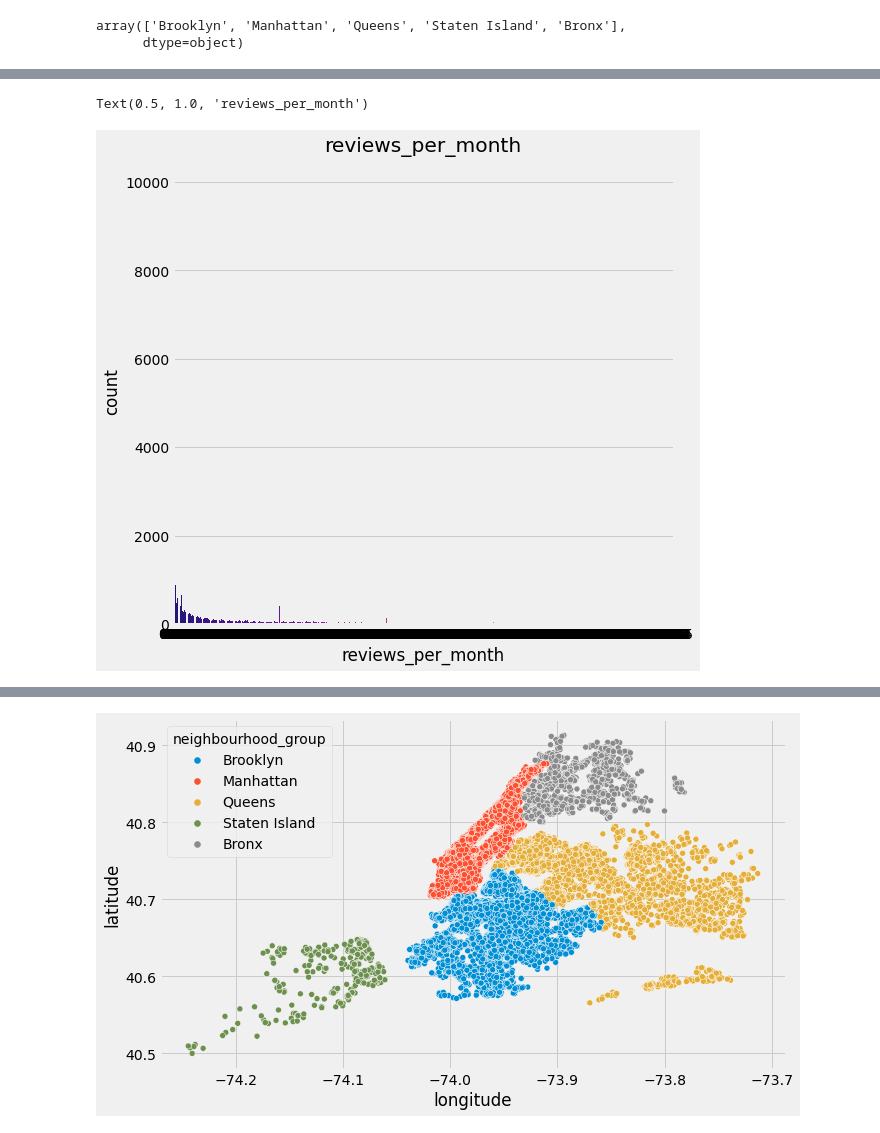
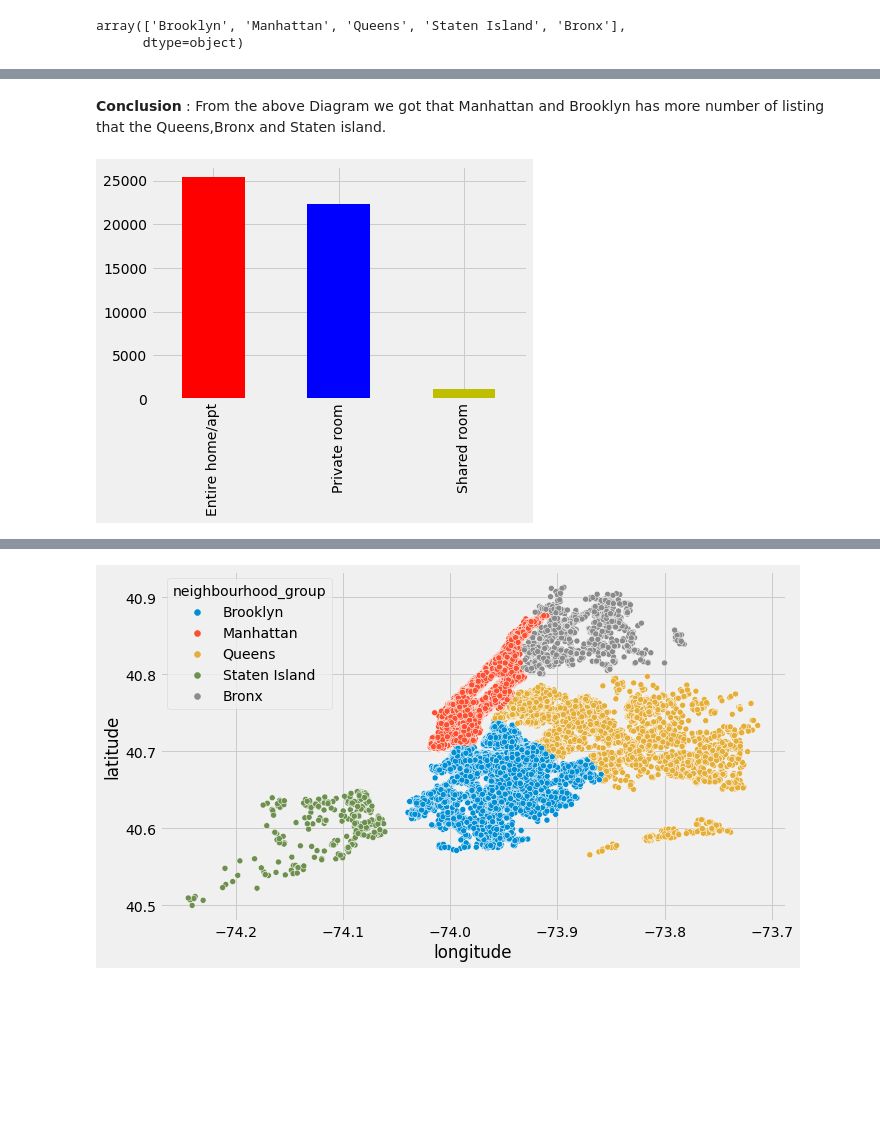
Before and after one commit to 88270gagan/AirBnb-Booking-Analysis, a Jupyter notebook: Airbnb_Bookings_Analysis_Capstone_Project.ipynb, the cells around one changed output, grey strips where cells are left out. Drawn from its saved outputs; the diff is of its cells as text; code cells hidden in the pictures; blank space fills up the shorter version.

```diff
--- a/Airbnb_Bookings_Analysis_Capstone_Project.ipynb
+++ b/Airbnb_Bookings_Analysis_Capstone_Project.ipynb
@@ -251,9 +249,9 @@ Text(0.5, 1.0, 'number_of_reviews')
-# %%
-#plotting reviews_per_month
-sns.countplot(df['reviews_per_month'], palette="plasma")
-fig = plt.gcf()
-fig.set_size_inches(8,8)
-plt.title('reviews_per_month')
-# %% [output]
-Text(0.5, 1.0, 'reviews_per_month')
-[figure, removed]
+# %% [markdown]
+**Conclusion** :  From the above Diagram we got that Manhattan and Brooklyn has more number of listing that the Queens,Bronx and Staten island.
+# %%
+# Room Types and Neighbourhood Group
+
+df['room_type'].value_counts().plot(kind='bar',color=['r','b','y'])
+plt.show()
+# %% [output]
+[figure, added]
```
Also changed, not shown: parts of 48 cells of this notebook.
